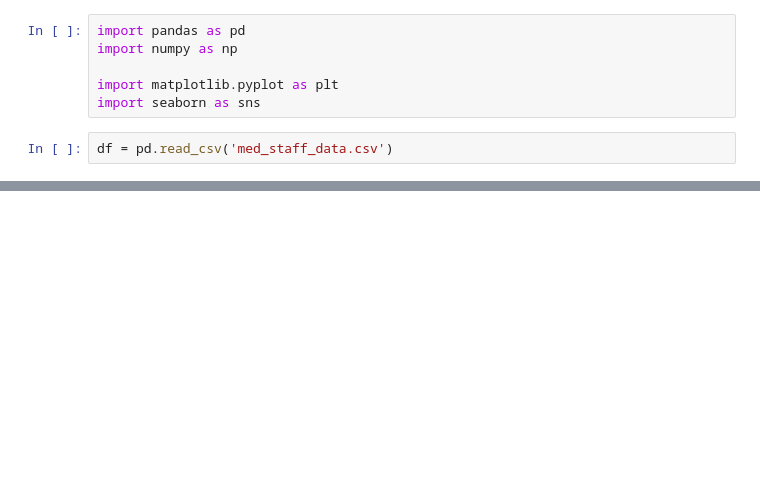
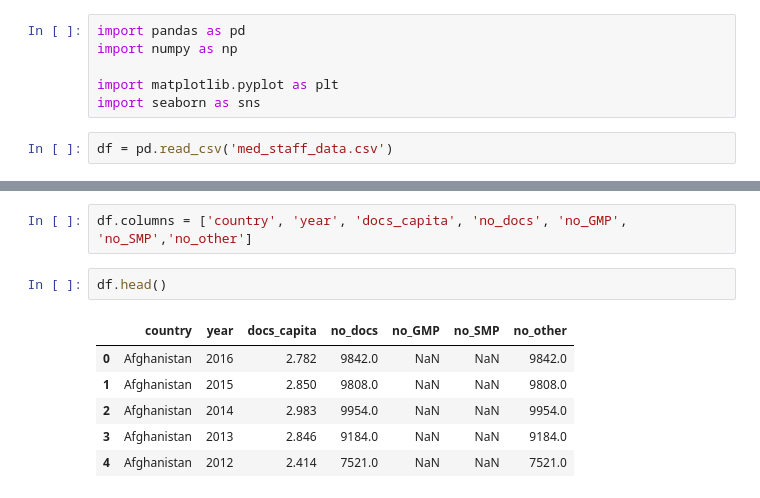
Before and after one commit to ozbunae/med_staff_data, a Jupyter notebook: World Wide Medical Staff.ipynb, the cells around one changed output, grey strips where cells are left out. Cells and saved outputs as stored; diff of their text form; blank space fills up the shorter version.

```diff
--- a/World Wide Medical Staff.ipynb
+++ b/World Wide Medical Staff.ipynb
@@ -18,3 +26,14 @@ df.head()
+# %%
+df.columns = ['country', 'year', 'docs_capita', 'no_docs', 'no_GMP', 'no_SMP','no_other']
+# %%
+df.head()
+# %% [output]
+|  | country | year | docs_capita | no_docs | no_GMP | no_SMP | no_other |
+| 0 | Afghanistan | 2016 | 2.782 | 9842.0 | NaN | NaN | 9842.0 |
+| 1 | Afghanistan | 2015 | 2.850 | 9808.0 | NaN | NaN | 9808.0 |
+| 2 | Afghanistan | 2014 | 2.983 | 9954.0 | NaN | NaN | 9954.0 |
+| 3 | Afghanistan | 2013 | 2.846 | 9184.0 | NaN | NaN | 9184.0 |
+| 4 | Afghanistan | 2012 | 2.414 | 7521.0 | NaN | NaN | 7521.0 |
 # %%
 df.info()
 # %% [output]
```
Also changed, not shown: parts of 16 cells of this notebook.
